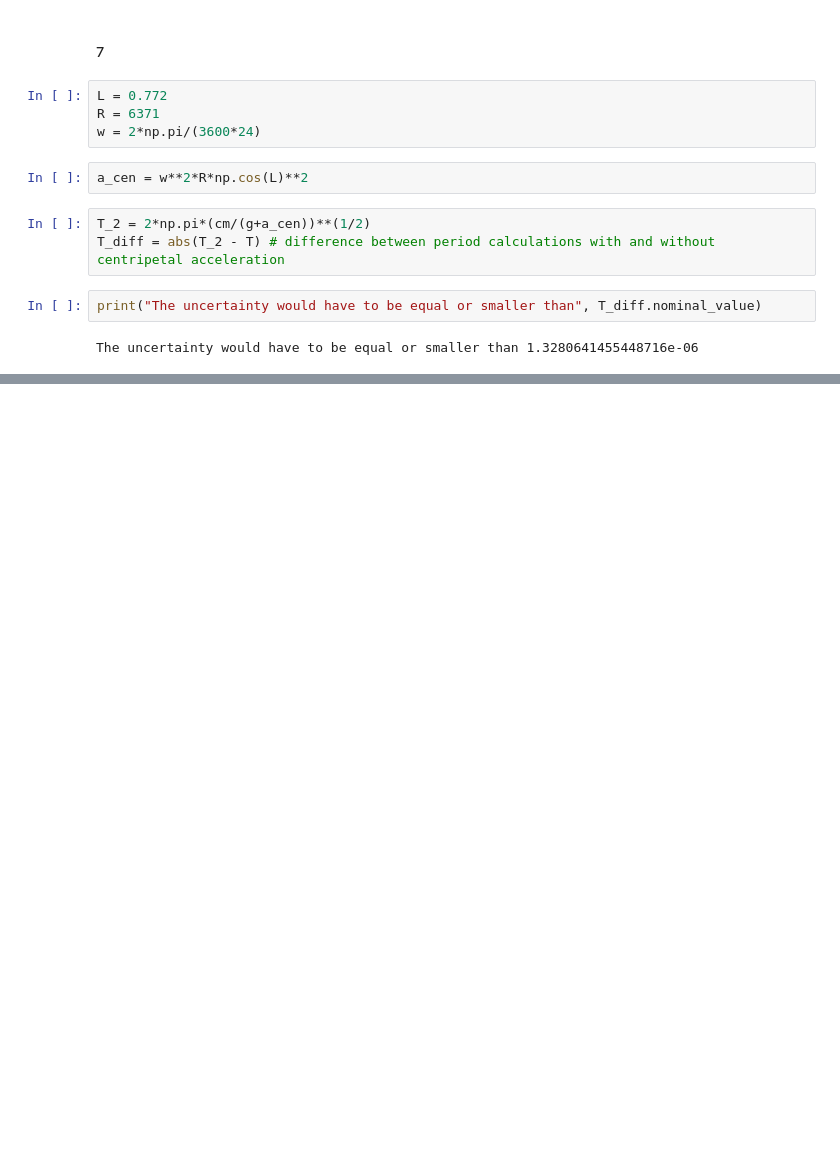
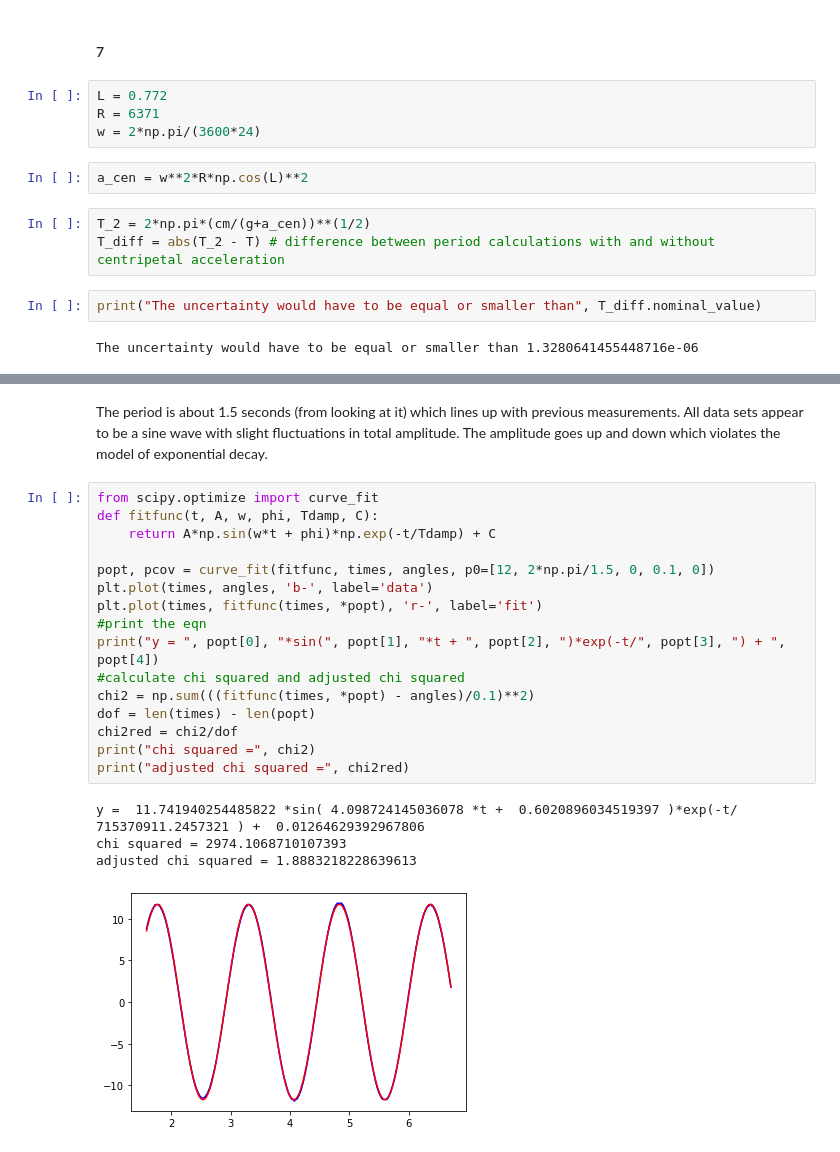
Before and after one commit to Shaquible/ENPH-353, a Jupyter notebook: 353Lab1 (1).ipynb, the cells around one changed output, grey strips where cells are left out. Drawn from its saved outputs; the diff is of its cells as text; blank space fills up the shorter version.

```diff
--- a/353Lab1 (1).ipynb
+++ b/353Lab1 (1).ipynb
@@ -97,0 +144,23 @@ a_cen
+# %% [markdown]
+The period is about 1.5 seconds (from looking at it) which lines up with previous measurements. All data sets appear to be a sine wave with slight fluctuations in total amplitude. The amplitude goes up and down which violates the model of exponential decay.
+# %%
+from scipy.optimize import curve_fit
+def fitfunc(t, A, w, phi, Tdamp, C):
+    return A*np.sin(w*t + phi)*np.exp(-t/Tdamp) + C
+
+popt, pcov = curve_fit(fitfunc, times, angles, p0=[12, 2*np.pi/1.5, 0, 0.1, 0])
+plt.plot(times, angles, 'b-', label='data')
+plt.plot(times, fitfunc(times, *popt), 'r-', label='fit')
+#print the eqn
+print("y = ", popt[0], "*sin(", popt[1], "*t + ", popt[2], ")*exp(-t/", popt[3], ") + ", popt[4])
+#calculate chi squared and adjusted chi squared
+chi2 = np.sum(((fitfunc(times, *popt) - angles)/0.1)**2)
+dof = len(times) - len(popt)
+chi2red = chi2/dof
+print("chi squared =", chi2)
+print("adjusted chi squared =", chi2red)
+# %% [output]
+y =  11.741940254485822 *sin( 4.098724145036078 *t +  0.6020896034519397 )*exp(-t/ 715370911.2457321 ) +  0.01264629392967806
+chi squared = 2974.1068710107393
+adjusted chi squared = 1.8883218228639613
+[figure, added]
```
Also changed, not shown: parts of 24 cells of this notebook, 7 other files.
